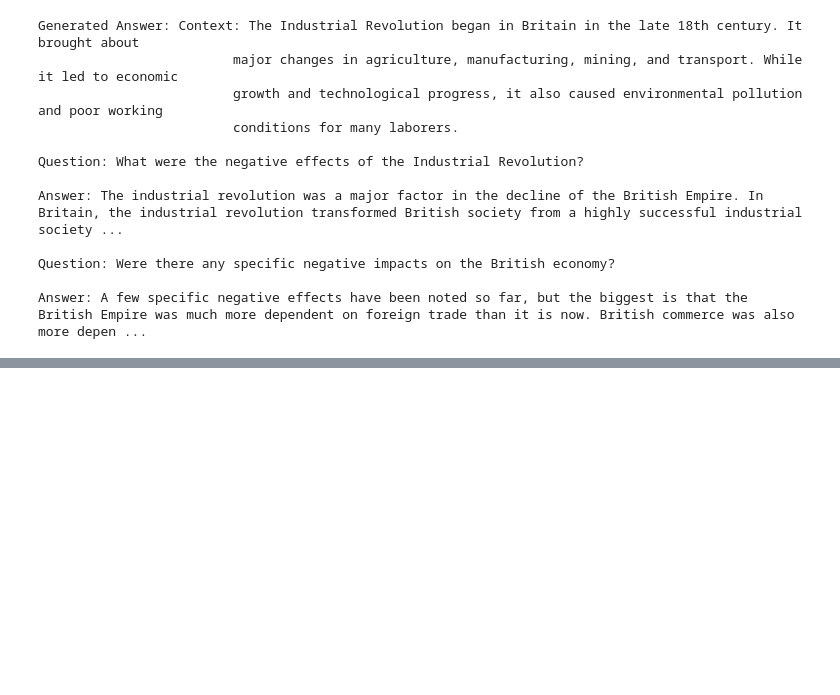
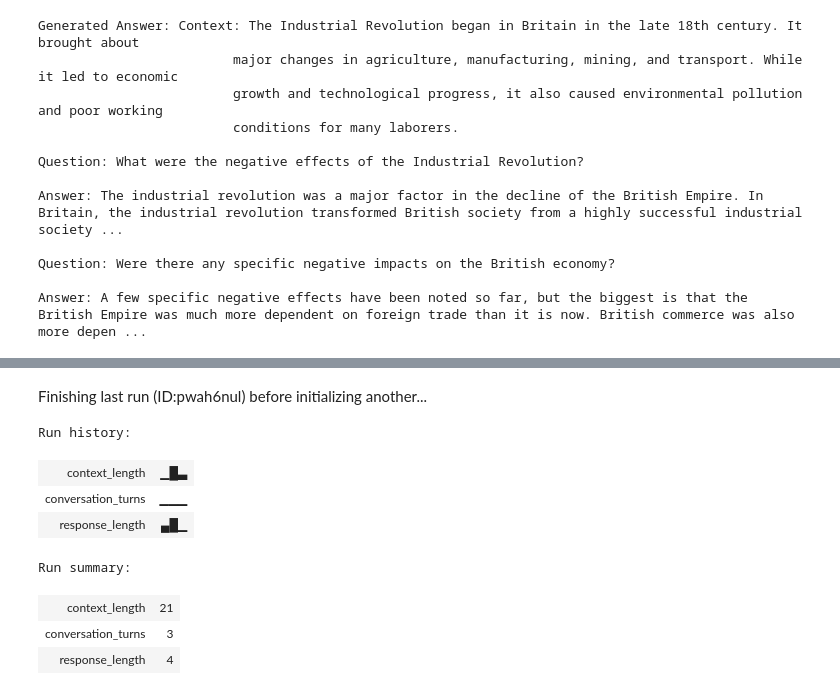
Before and after one commit to tanaya09/CS6923-ML-Project, a Jupyter notebook: GPT/GPT2 (1).ipynb, the cells around one changed output, grey strips where cells are left out. Drawn from its saved outputs; the diff is of its cells as text; code cells hidden in the pictures; blank space fills up the shorter version.

```diff
--- a/GPT/GPT2 (1).ipynb
+++ b/GPT/GPT2 (1).ipynb
@@ -800,0 +805,80 @@ Answer: A few specific negative effects have been noted so far, but the biggest
+# %%
+def run_conversation_experiments():
+
+    # Different types of conversations
+    casual_chat = [
+        {"role": "friend1", "content": "Hey, how's it going?"},
+        {"role": "friend2", "content": "Pretty good! Just finished work. You?"},
+        {"role": "friend1", "content": "Same here, thinking about getting dinner"}
+    ]
+
+    movie_chat = [
+        {"role": "friend1", "content": "Have you seen any good movies lately?"},
+        {"role": "friend2", "content": "Yeah, I watched that new action movie last weekend"},
+        {"role": "friend1", "content": "Oh cool, was it worth watching?"}
+    ]
+
+    weekend_chat = [
+        {"role": "friend1", "content": "What are your plans for the weekend?"},
+        {"role": "friend2", "content": "Probably going hiking, weather looks nice"},
+        {"role": "friend1", "content": "That sounds fun! Which trail?"}
+    ]
+
+    def format_conversation(messages):
+        return "\n".join([f"{msg['role']}: {msg['content']}" for msg in messages])
+
+    def generate_response(conversation):
+        context = format_conversation(conversation)
+        context += "\nfriend2:"
+
+        try:
+            response = generate_text(
+                input_text=context,
+                temperature=0.7,
+                max_length=75
+            )
+            return response.split("friend2:")[-1].strip()
+        except Exception as e:
+            return f"Error generating response: {str(e)}"
+
+    def run_conversation_scenario(scenario):
+        print(f"\n=== Running Chat Scenario ===")
+        print("Context:")
+        print(format_conversation(scenario))
+
+        response = generate_response(scenario)
+        print(f"\nGenerated Response:\n{response}")
+
+        wandb.log({
+            "context_length": len(format_conversation(scenario).split()),
+            "response_length": len(response.split()),
+            "conversation_turns": len(scenario)
+        })
+
+    # Initialize wandb
+    wandb.init(project="friendly-chat-experiments")
+
+    scenarios = {
+        "casual_chat": casual_chat,
+        "movie_chat": movie_chat,
+        "weekend_chat": weekend_chat
+    }
+
+    print("Starting chat experiments...")
+
+    for name, scenario in scenarios.items():
+        print(f"\nTesting {name}")
+        run_conversation_scenario(scenario)
+
+
+run_conversation_experiments()
+# %% [output]
+Finishing last run (ID:pwah6nul) before initializing another...
+Run history:
+| context_length | ▁█▃ |
+| conversation_turns | ▁▁▁ |
+| response_length | ▄█▁ |
+Run summary:
+| context_length | 21 |
+| conversation_turns | 3 |
+| response_length | 4 |
```
Also changed, not shown: parts of 3 cells of this notebook.
